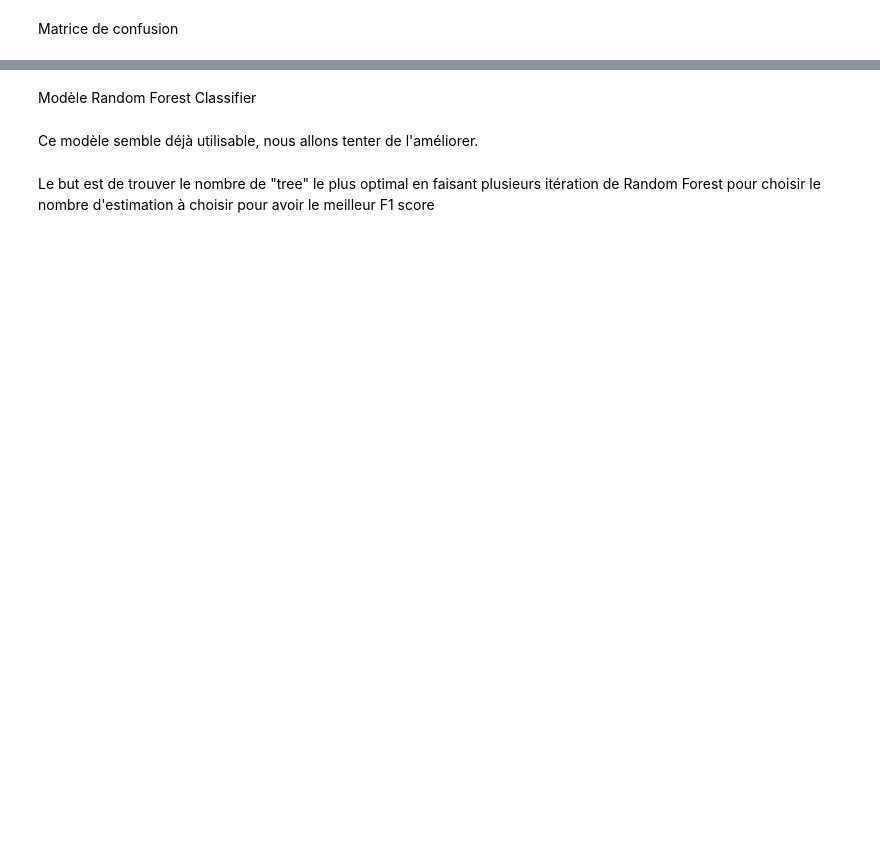
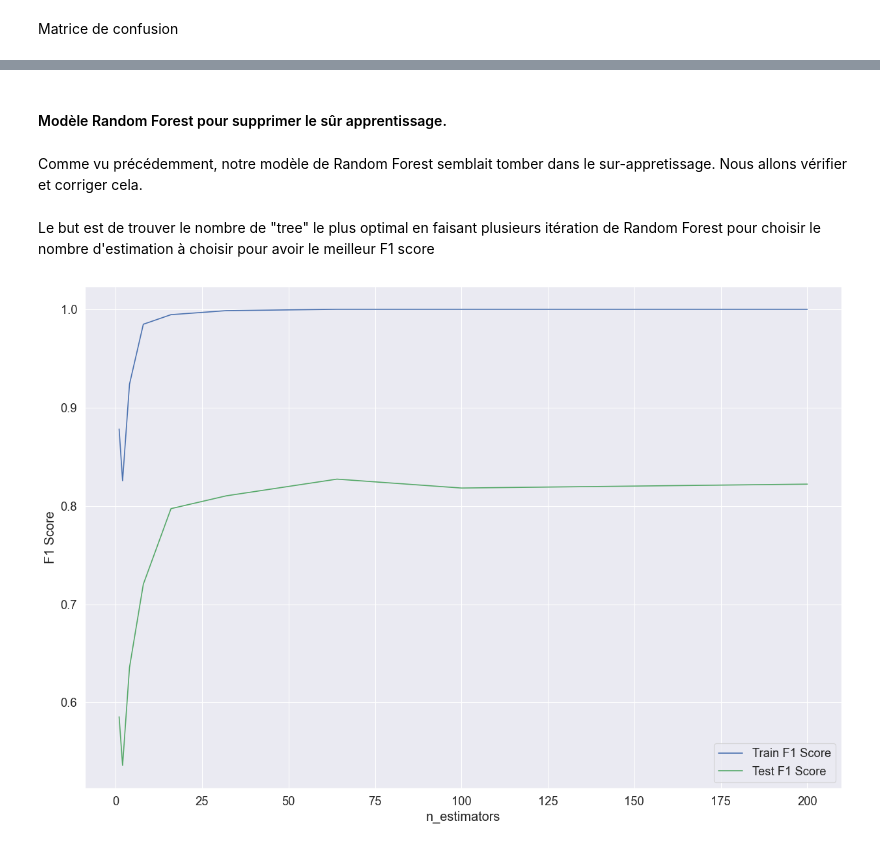
Before and after one commit to Lyderic17/blocAI, a Jupyter notebook: Projet.ipynb, the cells around one changed output, grey strips where cells are left out. Drawn from its saved outputs; the diff is of its cells as text; code cells hidden in the pictures; blank space fills up the shorter version.

```diff
--- a/Projet.ipynb
+++ b/Projet.ipynb
@@ -987,7 +1105,8 @@ print(dtctimer)
 # %% [markdown]
-Modèle Random Forest Classifier
+<h4>Modèle Random Forest pour supprimer le sûr apprentissage.
 # %% [markdown]
-Ce modèle semble déjà utilisable, nous allons tenter de l'améliorer.
+Comme vu précédemment, notre modèle de Random Forest semblait tomber dans le sur-appretissage.
+Nous allons vérifier et corriger cela.
 # %% [markdown]
 Le but est de trouver le nombre de "tree" le plus optimal en faisant plusieurs itération de Random Forest pour choisir le nombre d'estimation à choisir pour avoir le meilleur F1 score
 # %%
@@ -996,36 +1115,38 @@ y = Employee['Attrition']
 X_train_rf_tuned,X_test_rf_tuned, y_train_rf_tuned, y_test_rf_tuned= train_test_split(X,y, test_size = 0.50, random_state=42)
 # %%
 #TimerStart
-rftunedstart = timer()
+rftunedstart2 = timer()
 
 n_estimators = [1, 2, 4, 8, 16, 32, 64, 100, 200]
 trainf1 = []
 testf1 = []
 
 for i in n_estimators:
     rf = RandomForestClassifier(n_estimators=i, random_state=42, class_weight = "balanced")
     rf.fit(X_train_rf_tuned, y_train_rf_tuned)
 
     train_pred_rftuned = rf.predict(X_train_rf_tuned)
 
     f1train = f1_score(y_train_rf_tuned, train_pred_rftuned)
     trainf1.append(f1train)
 
     y_pred = rf.predict(X_test_rf_tuned)
 
     f1test = f1_score(y_test_rf_tuned, y_pred)
     testf1.append(f1test)
 
 
 sns.set(context="paper", font_scale=1.5)
 plt.figure(figsize=(15,10))
 plt.plot(n_estimators, trainf1, 'b', label= 'Train F1 Score')
 plt.plot(n_estimators, testf1, 'g', label= 'Test F1 Score')
 
 plt.legend()
 plt.ylabel('F1 Score')
 plt.xlabel('n_estimators')
 plt.show()
+# %% [output]
+[figure, added]
 # %%
 a = list(zip(n_estimators, testf1))
 b = pd.DataFrame( data = a , columns = ('NTrees','Accuracy'))
```
Also changed, not shown: parts of 57 cells of this notebook.
